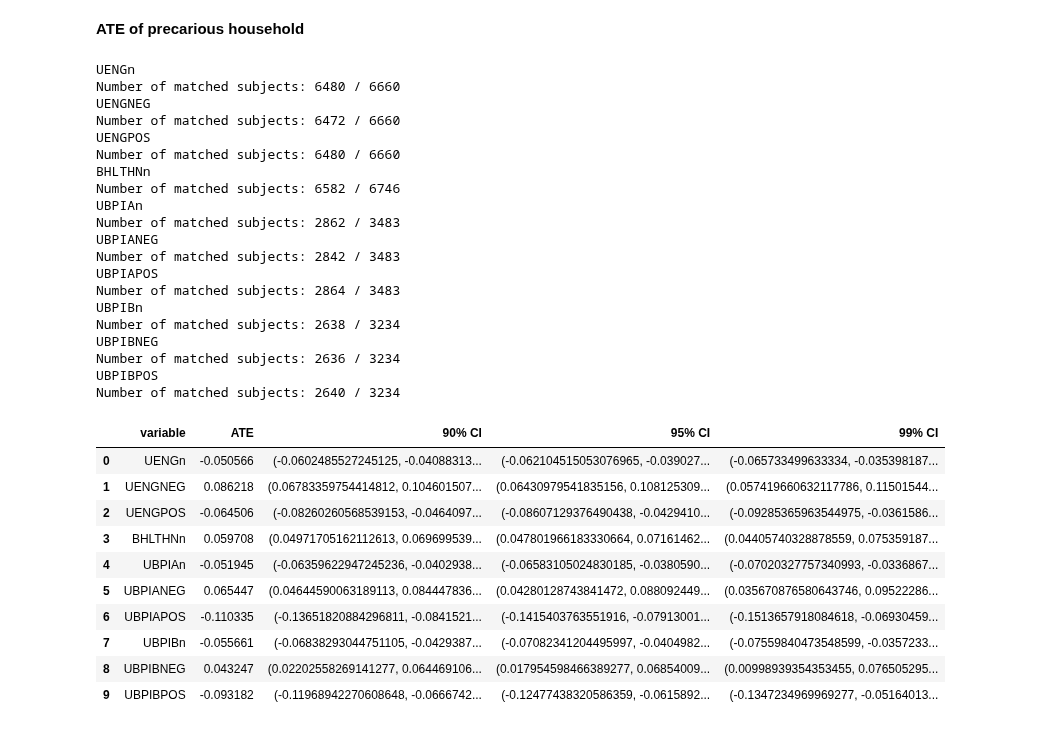
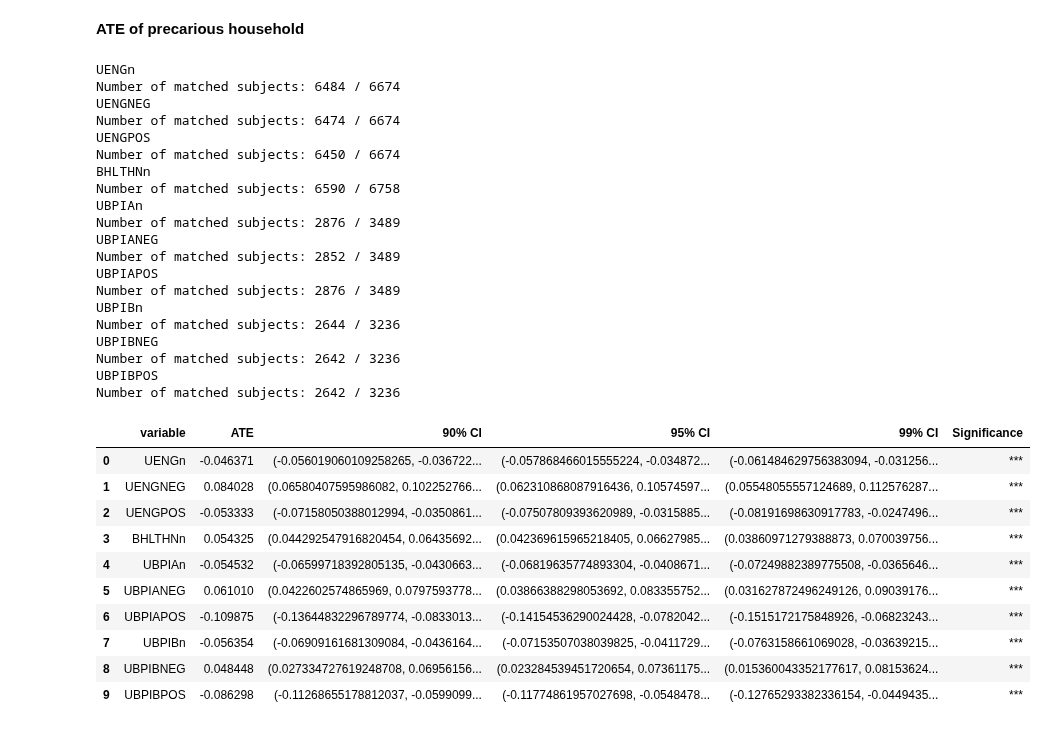
Before and after one commit to epfl-ada/ada-2020-project-milestone-p3-p3_ada-boi, a Jupyter notebook: creative_extension.ipynb, the cells around one changed output. Cells and saved outputs as stored; diff of their text form; code cells hidden in the pictures.

```diff
--- a/creative_extension.ipynb
+++ b/creative_extension.ipynb
@@ -907,6 +907,17 @@ def CI(alpha, data):
     ci = sms.DescrStatsW(data).tconfint_mean(alpha)
 #    return '['+ '{:.6f}'.format(round(ci[0],6))+' ; '+ '{:.6f}'.format(round(ci[1],6))+']'
     return ci
+# %%
+# computes and returns the significance (***=1%, **=5%, *=10%)
+def stars(ci):
+    if np.sign(ci[2][0]) == np.sign(ci[2][1]):
+        return '***'
+    elif np.sign(ci[1][0]) == np.sign(ci[1][1]):
+        return '**'
+    elif np.sign(ci[0][0]) == np.sign(ci[0][1]):
+        return '*'
+    else:
+        return 'Not significant'
 # %%
 # Computes average treatment effect of 'treatment_var' on the variable of interest 'voi'
 def ATE (data, treatment_var, voi):
@@ -919,28 +930,34 @@ def ATE (data, treatment_var, voi):
     print(f'Number of matched subjects: {df_match.shape[0]} / {df.shape[0]}')
 
     pairs_difference = df_match.loc[df_match[treatment_var]==1,voi].values - df_match.loc[df_match[treatment_var]==0,voi].values
+
     ate = sum(pairs_difference)/pairs_difference.size
     ci = [ CI(0.1, pairs_difference), CI(0.05, pairs_difference), CI(0.01, pairs_difference)]
+    star = stars(ci)
 
-    return ate, ci
+    return ate, ci, star, pairs_difference
 # %%
 # Computes ATE of 'treatment_var' on several variables of interest listed in 'list_voi'
 # Returns a dataframe with the variables and their ATE
 def multiple_ATE (data, treatment_var, list_voi):
     ates = []
+    stars = []
     ci90 = []
     ci95 = []
     ci99 = []
+    diffs = []
 
     for var in list_voi:
         print(var)
-        ate, ci = ATE(data, treatment_var, var)
+        ate, ci, star, diff = ATE(data, treatment_var, var)
         ates.append(ate)
+        stars.append(star)
         ci90.append(ci[0])
         ci95.append(ci[1])
         ci99.append(ci[2])
+        diffs.append(diff)
 
-    df_ate = pd.DataFrame({'variable': list_voi, 'ATE': ates, '90% CI': ci90, '95% CI': ci95, '99% CI': ci99})
+    df_ate = pd.DataFrame({'variable': list_voi, 'ATE': ates, '90% CI': ci90, '95% CI': ci95, '99% CI': ci99, 'Significance': stars, 'Diffs': diffs})
 
     return df_ate
 # %%
@@ -1025,39 +1042,39 @@ Number of matched subjects: 6500 / 10705
 __ATE of precarious household__
 # %%
 ate_precarious = ATE_sch_hlth_happ(df_prec, 'precarious')
-ate_precarious
+ate_precarious[['variable','ATE','90% CI','95% CI','99% CI','Significance']]
 # %% [output]
 UENGn
-Number of matched subjects: 6480 / 6660
+Number of matched subjects: 6484 / 6674
 UENGNEG
-Number of matched subjects: 6472 / 6660
+Number of matched subjects: 6474 / 6674
 UENGPOS
-Number of matched subjects: 6480 / 6660
+Number of matched subjects: 6450 / 6674
 BHLTHNn
-Number of matched subjects: 6582 / 6746
+Number of matched subjects: 6590 / 6758
 UBPIAn
-Number of matched subjects: 2862 / 3483
+Number of matched subjects: 2876 / 3489
 UBPIANEG
-Number of matched subjects: 2842 / 3483
+Number of matched subjects: 2852 / 3489
 UBPIAPOS
-Number of matched subjects: 2864 / 3483
+Number of matched subjects: 2876 / 3489
 UBPIBn
-Number of matched subjects: 2638 / 3234
+Number of matched subjects: 2644 / 3236
 UBPIBNEG
-Number of matched subjects: 2636 / 3234
+Number of matched subjects: 2642 / 3236
 UBPIBPOS
-Number of matched subjects: 2640 / 3234
+Number of matched subjects: 2642 / 3236
-|  | variable | ATE | 90% CI | 95% CI | 99% CI |
-| 0 | UENGn | -0.050566 | (-0.0602485527245125, -0.04088313... | (-0.062104515053076965, -0.039027... | (-0.065733499633334, -0.035398187... |
-| 1 | UENGNEG | 0.086218 | (0.06783359754414812, 0.104601507... | (0.06430979541835156, 0.108125309... | (0.057419660632117786, 0.11501544... |
-| 2 | UENGPOS | -0.064506 | (-0.08260260568539153, -0.0464097... | (-0.08607129376490438, -0.0429410... | (-0.09285365963544975, -0.0361586... |
-| 3 | BHLTHNn | 0.059708 | (0.04971705162112613, 0.069699539... | (0.047801966183330664, 0.07161462... | (0.04405740328878559, 0.075359187... |
-| 4 | UBPIAn | -0.051945 | (-0.06359622947245236, -0.0402938... | (-0.06583105024830185, -0.0380590... | (-0.07020327757340993, -0.0336867... |
-| 5 | UBPIANEG | 0.065447 | (0.04644590063189113, 0.084447836... | (0.04280128743841472, 0.088092449... | (0.035670876580643746, 0.09522286... |
-| 6 | UBPIAPOS | -0.110335 | (-0.13651820884296811, -0.0841521... | (-0.1415403763551916, -0.07913001... | (-0.1513657918084618, -0.06930459... |
-| 7 | UBPIBn | -0.055661 | (-0.06838293044751105, -0.0429387... | (-0.07082341204495997, -0.0404982... | (-0.07559840473548599, -0.0357233... |
-| 8 | UBPIBNEG | 0.043247 | (0.02202558269141277, 0.064469106... | (0.017954598466389277, 0.06854009... | (0.00998939354353455, 0.076505295... |
-| 9 | UBPIBPOS | -0.093182 | (-0.11968942270608648, -0.0666742... | (-0.12477438320586359, -0.0615892... | (-0.1347234969969277, -0.05164013... |
+|  | variable | ATE | 90% CI | 95% CI | 99% CI | Significance |
+| 0 | UENGn | -0.046371 | (-0.056019060109258265, -0.036722... | (-0.057868466015555224, -0.034872... | (-0.061484629756383094, -0.031256... | *** |
+| 1 | UENGNEG | 0.084028 | (0.06580407595986082, 0.102252766... | (0.062310868087916436, 0.10574597... | (0.05548055557124689, 0.112576287... | *** |
+| 2 | UENGPOS | -0.053333 | (-0.07158050388012994, -0.0350861... | (-0.07507809393620989, -0.0315885... | (-0.08191698630917783, -0.0247496... | *** |
+| 3 | BHLTHNn | 0.054325 | (0.044292547916820454, 0.06435692... | (0.042369615965218405, 0.06627985... | (0.03860971279388873, 0.070039756... | *** |
+| 4 | UBPIAn | -0.054532 | (-0.06599718392805135, -0.0430663... | (-0.06819635774893304, -0.0408671... | (-0.07249882389775508, -0.0365646... | *** |
+| 5 | UBPIANEG | 0.061010 | (0.0422602574865969, 0.0797593778... | (0.03866388298053692, 0.083355752... | (0.031627872496249126, 0.09039176... | *** |
+| 6 | UBPIAPOS | -0.109875 | (-0.13644832296789774, -0.0833013... | (-0.14154536290024428, -0.0782042... | (-0.1515172175848926, -0.06823243... | *** |
+| 7 | UBPIBn | -0.056354 | (-0.06909161681309084, -0.0436164... | (-0.07153507038039825, -0.0411729... | (-0.0763158661069028, -0.03639215... | *** |
+| 8 | UBPIBNEG | 0.048448 | (0.027334727619248708, 0.06956156... | (0.023284539451720654, 0.07361175... | (0.015360043352177617, 0.08153624... | *** |
+| 9 | UBPIBPOS | -0.086298 | (-0.11268655178812037, -0.0599099... | (-0.11774861957027698, -0.0548478... | (-0.12765293382336154, -0.0449435... | *** |
 # %%
 #sns.catplot(y = 'variable', x = 'ATE', data=ate_precarious, kind='bar', color='b', orient='h', yerr=ate_precarious['95% CI'].values)
 #plt.show()
```
Also changed, not shown: parts of 25 cells of this notebook.
